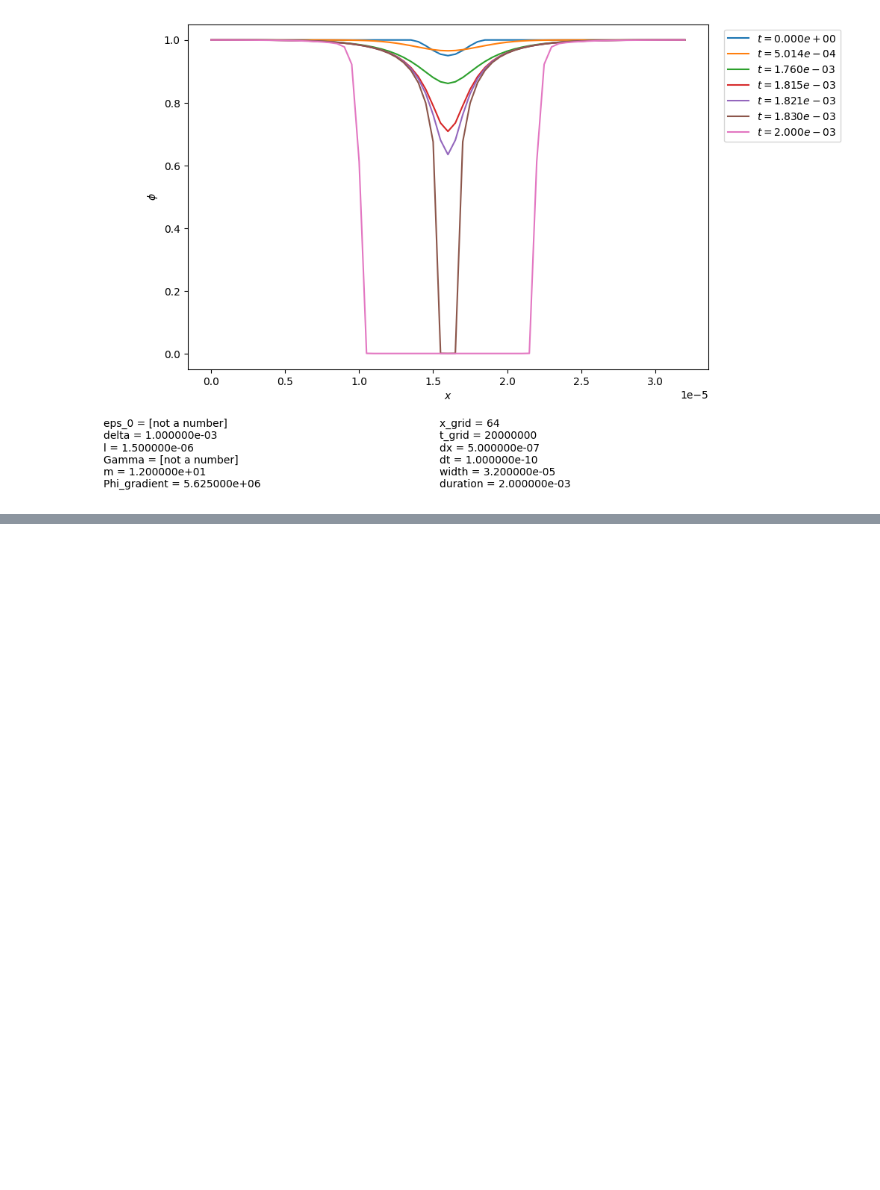
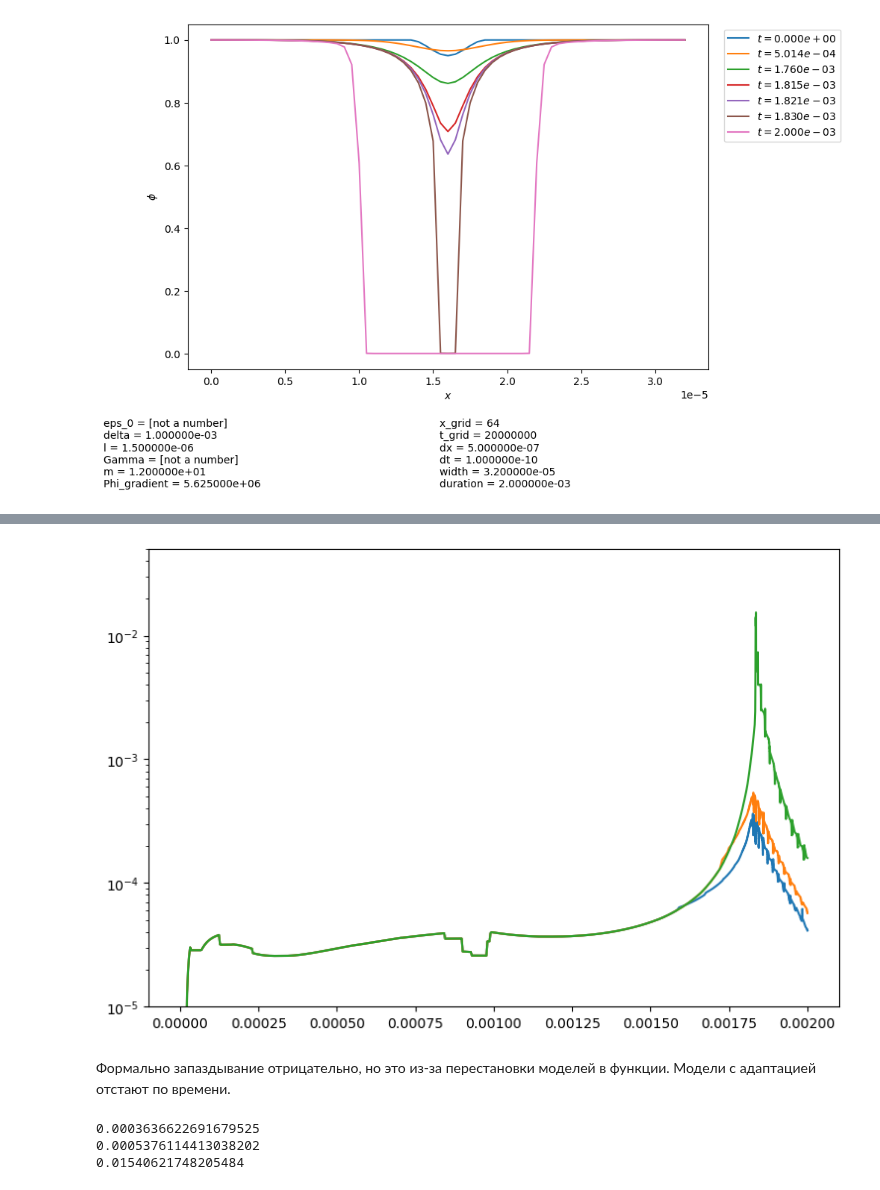
Before and after one commit to ponomarevandr/disruption, a Jupyter notebook: model_tuning/experiments/time_step/adaptation_birth.ipynb, the cells around one changed output, grey strips where cells are left out. Saved outputs shown, nothing was run; the diff lists cells and outputs as text; code cells hidden in the pictures; blank space fills up the shorter version.

```diff
--- a/model_tuning/experiments/time_step/adaptation_birth.ipynb
+++ b/model_tuning/experiments/time_step/adaptation_birth.ipynb
@@ -95,0 +118,41 @@ plt.show()
+# %%
+metric_ad_phi, t_shift_ad_phi = \
+    metric_shifted(model_ad_phi.df_phi, model_ad_phi.ts, model.df_phi, model.ts)
+# %%
+metric_ad_energy, t_shift_ad_energy = \
+    metric_shifted(model_ad_energy.df_phi, model_ad_energy.ts, model.df_phi, model.ts)
+# %%
+metric_ad_stability, t_shift_ad_stability = \
+    metric_shifted(model_ad_stability.df_phi, model_ad_stability.ts, model.df_phi, model.ts,)
+# %%
+def window_min(values, k):
+    if k == 0:
+        return values
+    return np.array([values[i - k:i + k].min() for i in range(k, len(values) - k)])
+
+def window_max(values, k):
+    if k == 0:
+        return values
+    return np.array([values[i - k:i + k].max() for i in range(k, len(values) - k)])
+# %%
+plt.figure(figsize=(9, 6))
+plt.ylim([1e-5, 5e-2])
+plt.yscale('log')
+k = 5
+plt.plot(model_ad_phi.ts[k:-k], window_min(metric_ad_phi, k))
+plt.plot(model_ad_energy.ts[k:-k], window_min(metric_ad_energy, k))
+plt.plot(model_ad_stability.ts[k:-k], window_min(metric_ad_stability, k))
+plt.show()
+# %% [output]
+[figure, added]
+# %% [markdown]
+Формально запаздывание отрицательно, но это из-за перестановки моделей в функции. Модели с адаптацией отстают по времени.
+# %%
+k = 5
+print(window_min(metric_ad_phi, k).max())
+print(window_min(metric_ad_energy, k).max())
+print(window_min(metric_ad_stability, k).max())
+# %% [output]
+0.0003636622691679525
+0.0005376114413038202
+0.01540621748205484
```
Also changed, not shown: parts of 39 cells of this notebook, 2 other files.
